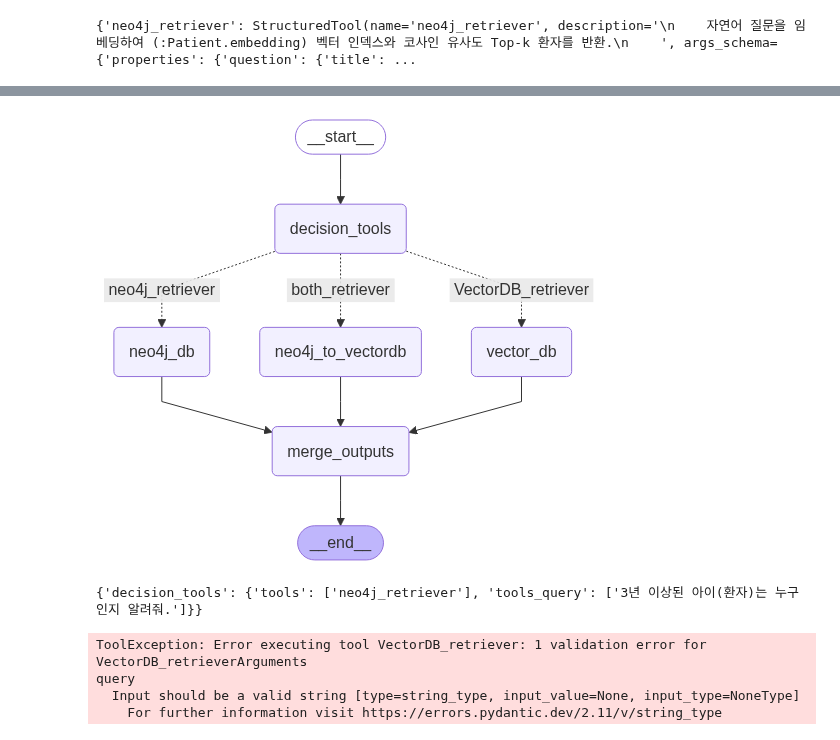
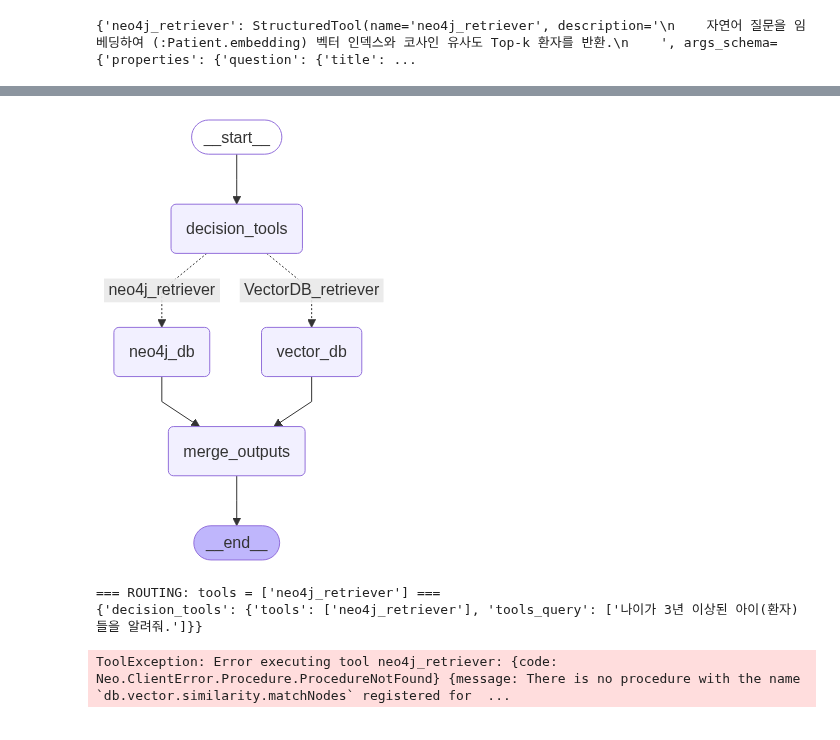
Before and after one commit to yoonwanggyu/BOAZ_ADV, a Jupyter notebook: Wang_Gyu/code/mcp/mcp_langgraph.ipynb, the cells around one changed output, grey strips where cells are left out. Saved outputs shown, nothing was run; the diff lists cells and outputs as text; code cells hidden in the pictures.

```diff
--- a/Wang_Gyu/code/mcp/mcp_langgraph.ipynb
+++ b/Wang_Gyu/code/mcp/mcp_langgraph.ipynb
@@ -519,8 +512,6 @@ builder = StateGraph(ChatbotState)
 
 # builder.add_node("slack", decision_slack)
 builder.add_node("decision_tools", decision_tools)
-builder.add_node("neo4j_to_vectordb", neo4j_to_vectordb)
-# builder.add_node("join_node", join_node)
 builder.add_node("vector_db", vector_db)
 builder.add_node("neo4j_db", neo4j_db)
 builder.add_node("merge_outputs", merge_outputs)
@@ -533,51 +524,42 @@ builder.add_edge(START, "decision_tools")
 
 def route_tools(state: ChatbotState):
     tools = state.get("tools", [])
+    print(f"=== ROUTING: tools = {tools} ===")
 
-    # 리스트가 아닌 문자열로 반환
+    # 툴이 없으면 바로 merge_outputs 로
     if not tools:
-        return "final_answer"
+        return "skip"
 
-    # 도구 조합에 따라 라우팅
-    if len(tools) == 2 or ("neo4j_retriever" in tools and "VectorDB_retriever" in tools):
-        return "both_retriever"
-    elif "neo4j_retriever" in tools:
-        return "neo4j_retriever"
-    elif "VectorDB_retriever" in tools:
-        return "VectorDB_retriever"
-    else:
-        return "final_answer"
+    # 하나만 있으면 그 툴 이름(=키) 자체를 반환
+    return tools[0]
 
 builder.add_conditional_edges(
     "decision_tools",
     route_tools,
     {
         "neo4j_retriever": "neo4j_db",
-        "VectorDB_retriever": "vector_db",
-        "both_retriever" : "neo4j_to_vectordb"
+        "VectorDB_retriever": "vector_db"
     }
 )
 
 # builder.add_conditional_edges(
 #     "join_node",
 #     route_tools,
 #     {
 #         "neo4j_retriever": "neo4j_db",
 #         "VectorDB_retriever": "vector_db"
 #     }
 # )
 
-builder.add_edge("decision_tools","neo4j_db")
-builder.add_edge("decision_tools","vector_db")
-builder.add_edge("decision_tools","neo4j_to_vectordb")
+# builder.add_edge("decision_tools","neo4j_db")
+# builder.add_edge("decision_tools","vector_db")
 builder.add_edge("neo4j_db", "merge_outputs")
 builder.add_edge("vector_db", "merge_outputs")
-builder.add_edge("neo4j_to_vectordb", "merge_outputs")
 builder.add_edge("merge_outputs", END)
 
 builder.compile(checkpointer=memory)
 # %% [output]
-[figure, old version]
+[figure, new version]
 # %%
 from langchain_core.runnables import RunnableConfig
 
@@ -604,8 +586,6 @@ events = []
 async for event in graph.astream(initial_state, config=config):
     print(event)
 # %% [output]
-{'decision_tools': {'tools': ['neo4j_retriever'], 'tools_query': ['3년 이상된 아이(환자)는 누구인지 알려줘.']}}
+=== ROUTING: tools = ['neo4j_retriever'] ===
+{'decision_tools': {'tools': ['neo4j_retriever'], 'tools_query': ['나이가 3년 이상된 아이(환자)들을 알려줘.']}}
-ToolException: Error executing tool VectorDB_retriever: 1 validation error for VectorDB_retrieverArguments
-query
-  Input should be a valid string [type=string_type, input_value=None, input_type=NoneType]
-    For further information visit https://errors.pydantic.dev/2.11/v/string_type
+ToolException: Error executing tool neo4j_retriever: {code: Neo.ClientError.Procedure.ProcedureNotFound} {message: There is no procedure with the name `db.vector.similarity.matchNodes` registered for  ...
```
Also changed, not shown: parts of 3 cells of this notebook, 11 other files.
